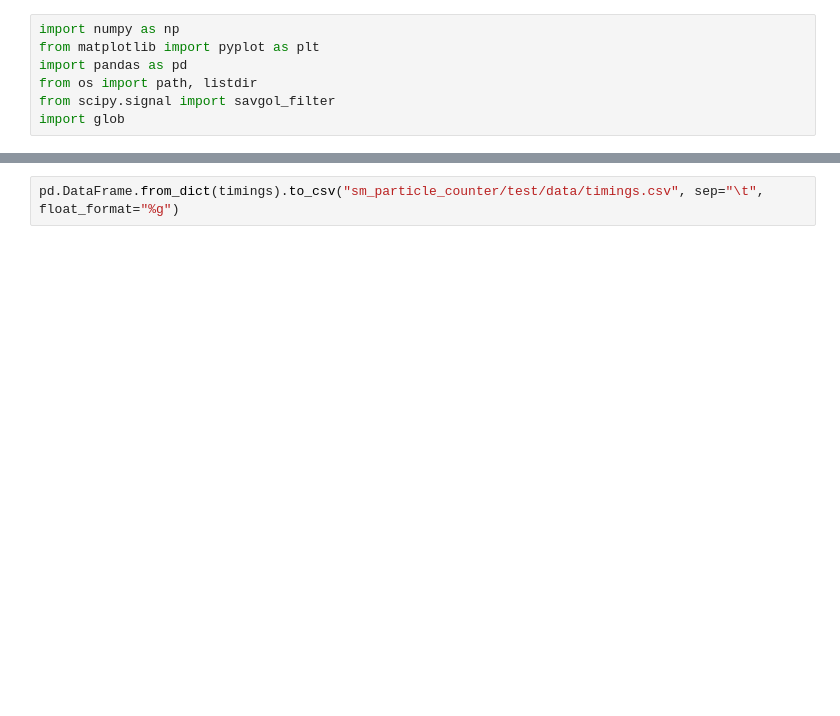
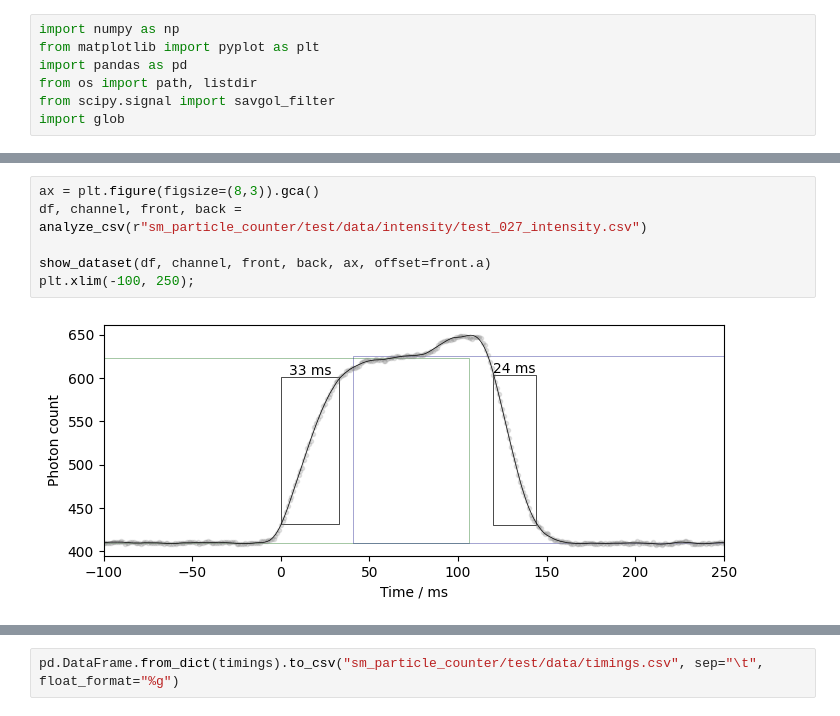
Before and after one commit to ximeg/tirf_toolkit, a Jupyter notebook: rise_time_analysis.ipynb, the cells around one changed output, grey strips where cells are left out. Saved outputs shown, nothing was run; the diff lists cells and outputs as text; blank space fills up the shorter version.

```diff
--- a/rise_time_analysis.ipynb
+++ b/rise_time_analysis.ipynb
@@ -125,6 +165,14 @@ def analyze_df(df):
     front = analyze_transition(df.Cy3s[df.front])
     back = analyze_transition(df.Cy3s[df.back])
     return df, channel, front, back
+# %%
+ax = plt.figure(figsize=(8,3)).gca()
+df, channel, front, back = analyze_csv(r"sm_particle_counter/test/data/intensity/test_027_intensity.csv")
+
+show_dataset(df, channel, front, back, ax, offset=front.a)
+plt.xlim(-100, 250);
+# %% [output]
+[figure, added]
 # %%
 dir = r"sm_particle_counter/test/data/intensity"
 files = glob.glob(path.join(dir, "*_intensity.csv"))
```
Also changed, not shown: parts of 6 cells of this notebook.
